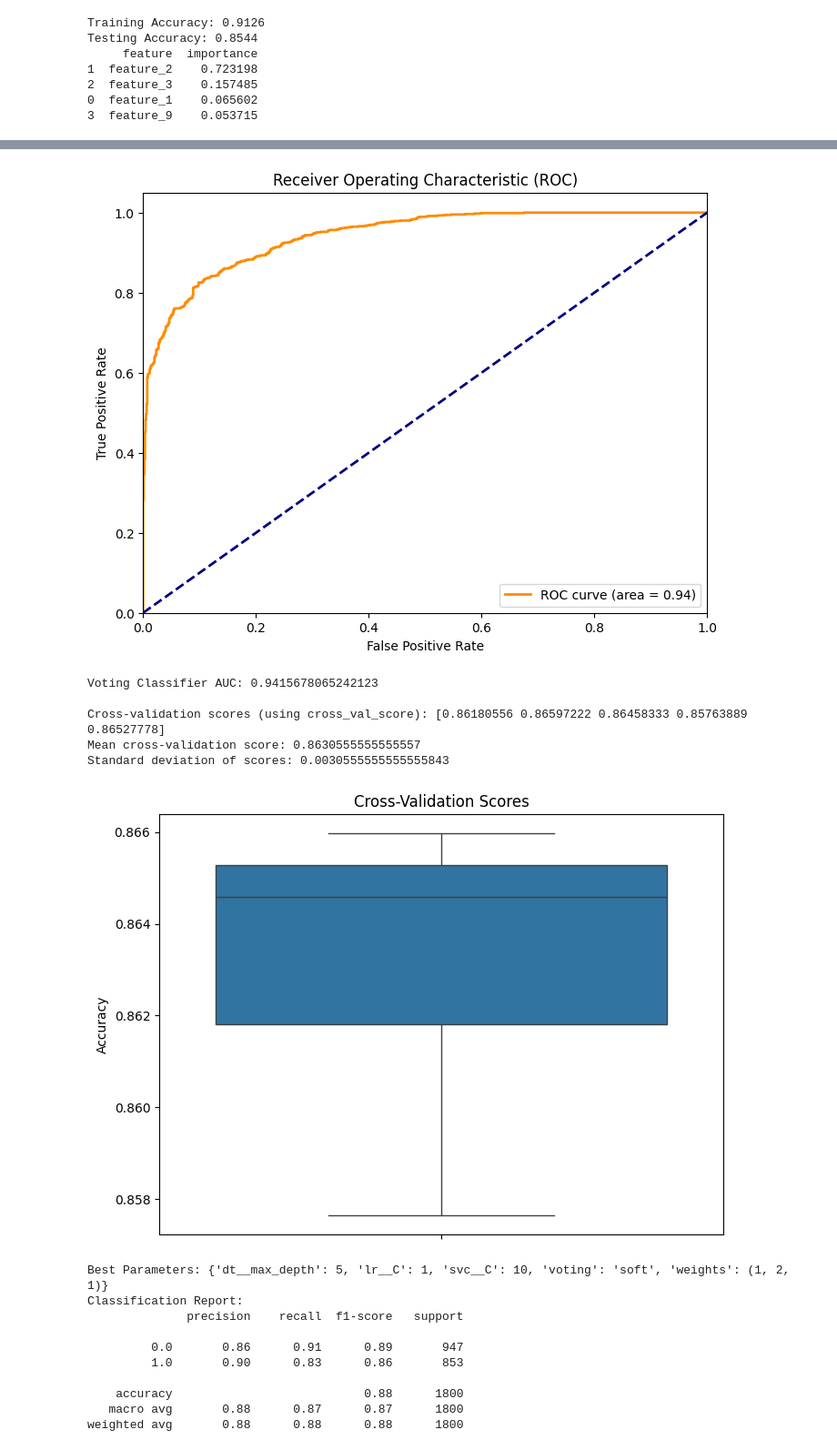
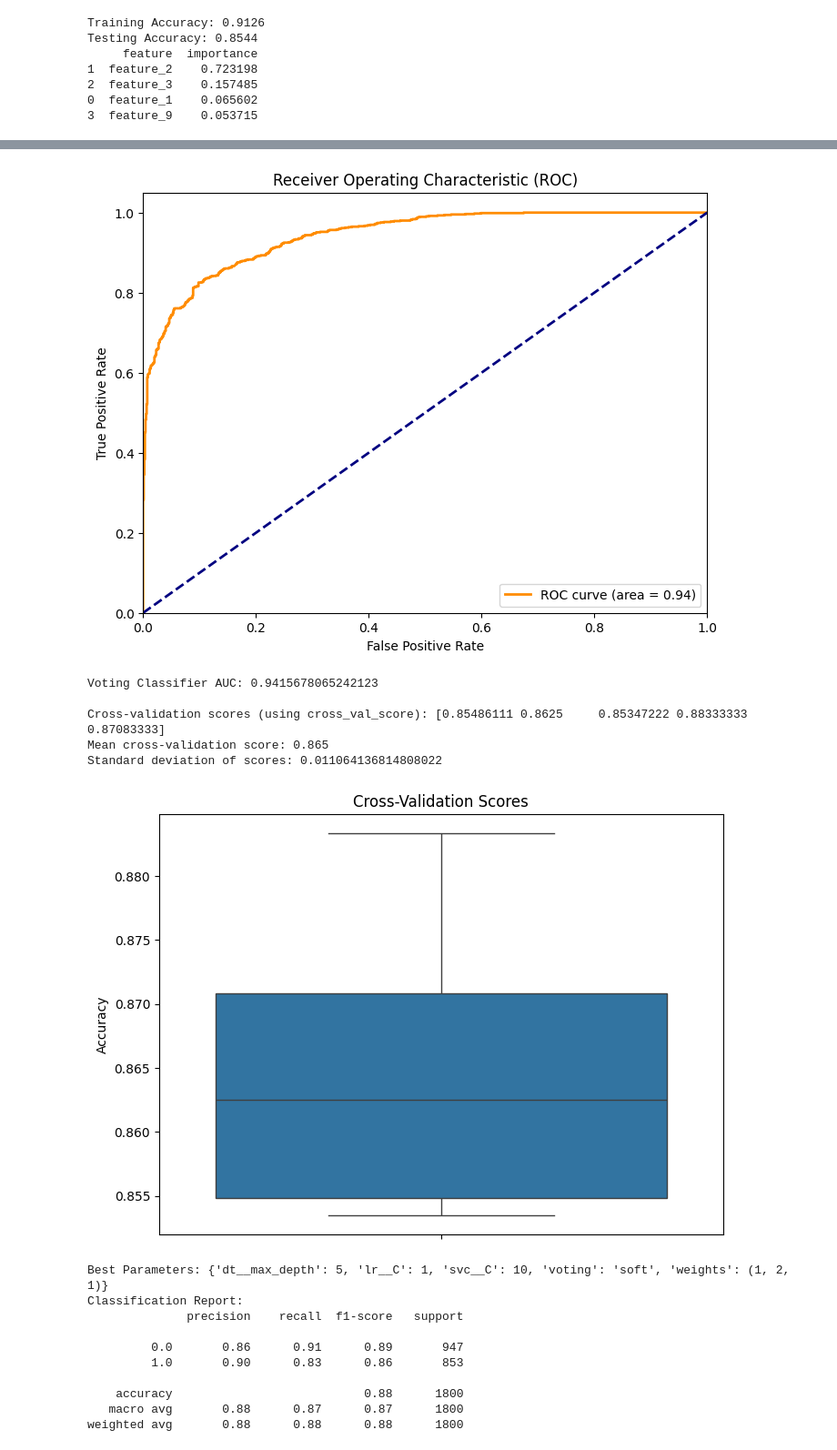
Before and after one commit to Montasir00/Ml_final_project, a Jupyter notebook: Final_Project.ipynb, the cells around one changed output, grey strips where cells are left out. Shown at 91% size. Saved outputs shown, nothing was run; the diff lists cells and outputs as text; code cells hidden in the pictures.

```diff
--- a/Final_Project.ipynb
+++ b/Final_Project.ipynb
@@ -914,39 +914,39 @@ plt.plot(fpr, tpr, color='darkorange', lw=2, label=f'ROC curve (area = {roc_auc:
 plt.plot([0, 1], [0, 1], color='navy', lw=2, linestyle='--') #Dashed line represents random guessing
 plt.xlim([0.0, 1.0])
 plt.ylim([0.0, 1.05])
 plt.xlabel('False Positive Rate')
 plt.ylabel('True Positive Rate')
 plt.title('Receiver Operating Characteristic (ROC)')
 plt.legend(loc="lower right")
 plt.show()
 print(f"Voting Classifier AUC: {roc_auc}")
 
 # cross validation
-kfold = KFold(n_splits=5, shuffle=True, random_state=42)  # Or StratifiedKFold for classification
-#kfold = StratifiedKFold(n_splits=5, shuffle=True, random_state=42) #Use this for imbalanced dataset
+#kfold = KFold(n_splits=5, shuffle=True, random_state=42)  # Or StratifiedKFold for classification
+kfold = StratifiedKFold(n_splits=5, shuffle=True, random_state=42) #Use this for imbalanced dataset
 
 cv_scores = cross_val_score(v_clf, X_train, y_train, cv=kfold, scoring='accuracy')  # Use X_train!
 
 print("\nCross-validation scores (using cross_val_score):", cv_scores)
 print("Mean cross-validation score:", cv_scores.mean())
 print("Standard deviation of scores:", cv_scores.std())
 
 plt.figure(figsize=(8, 6))
 sns.boxplot(y=cv_scores)  # Create a box plot
 plt.title("Cross-Validation Scores")
 plt.ylabel("Accuracy")  # Or your chosen metric
 plt.show()
 # %% [output]
 Accuracy on training set: 0.9373611111111111
 Accuracy on test set: 0.8627777777777778
 [figure]
 [figure]
 Voting Classifier AUC: 0.9415678065242123
 
-Cross-validation scores (using cross_val_score): [0.86180556 0.86597222 0.86458333 0.85763889 0.86527778]
-Mean cross-validation score: 0.8630555555555557
-Standard deviation of scores: 0.0030555555555555843
+Cross-validation scores (using cross_val_score): [0.85486111 0.8625     0.85347222 0.88333333 0.87083333]
+Mean cross-validation score: 0.865
+Standard deviation of scores: 0.011064136814808022
-[figure, old version]
+[figure, new version]
 # %%
 # voting classifier with tuning
 param_grid = {
```
Also changed, not shown: parts of 1 cell of this notebook.
